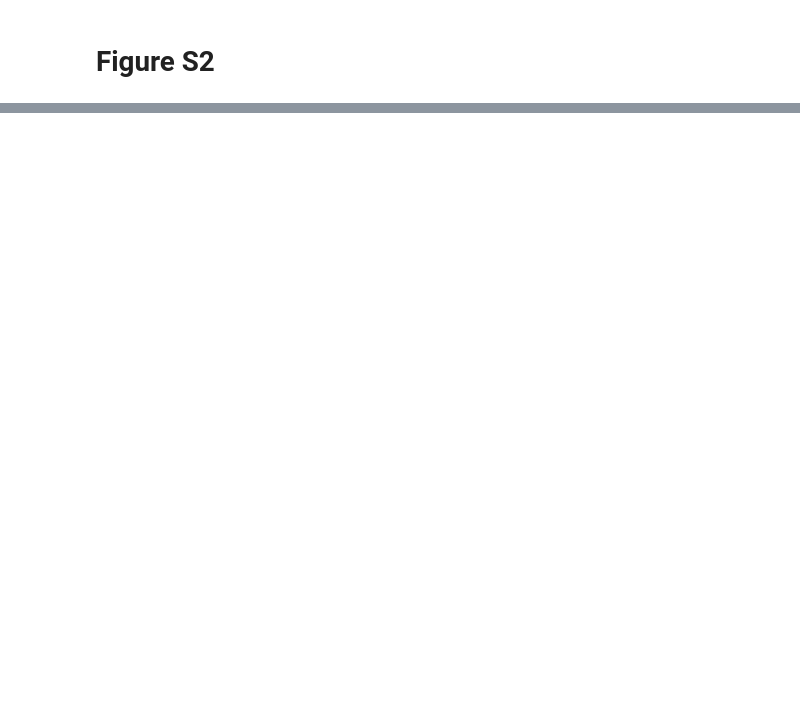
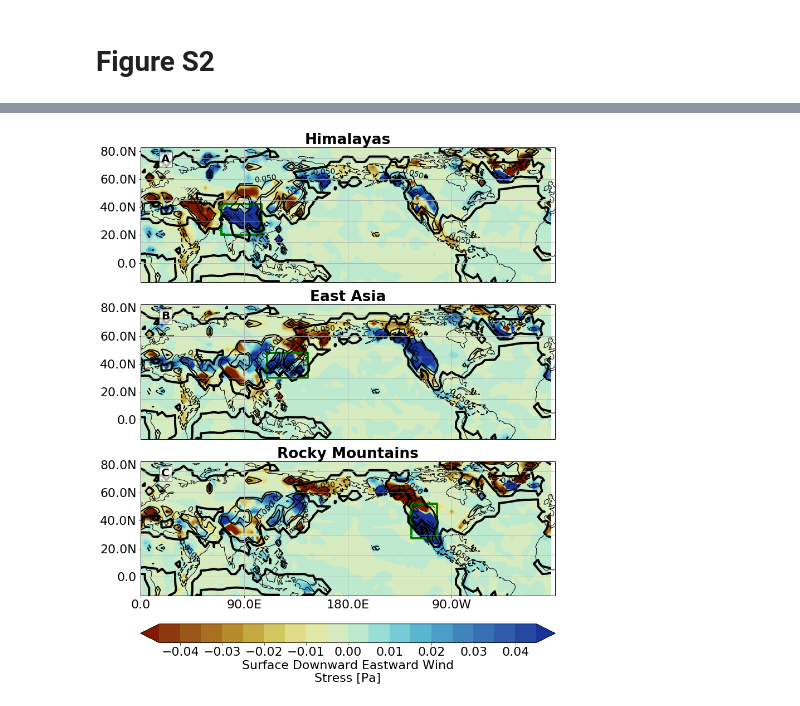
Before and after one commit to kuchaale/grl_2020, a Jupyter notebook: code/GRL_reproduce_FigS2.ipynb, the cells around one changed output, grey strips where cells are left out. Saved outputs shown, nothing was run; the diff lists cells and outputs as text; code cells hidden in the pictures; blank space fills up the shorter version.

```diff
--- a/code/GRL_reproduce_FigS2.ipynb
+++ b/code/GRL_reproduce_FigS2.ipynb
@@ -79,0 +36,20 @@ da_trop['ptrop'] = da_trop.ptrop/100.#da_trop
+# %%
+func = lambda x: x.split('comp_')[1].split('_{}days'.format(time_scale))[0]
+# %%
+its = 10000
+DJF_bool = 'DJF'
+DJF_bool = '_{}only'.format(DJF_bool)
+cesta_root = '/mnt/4data/CMAM/0A.daily/'
+cesta = f'{cesta_root}composites_woSSW{DJF_bool}/'
+print(cesta)
+time_scale = '20'
+lw = 2
+comp_name_ls = ['himalayas', 'eastasia', 'westamer',]
+size_dict = {'20': [45,74,36], '30': [38,66,35]}
+line_width = 5
+box = sgeom.box(minx=70, maxx=105, miny=20, maxy=42)
+box2 = sgeom.box(minx=110, maxx=145, miny=30, maxy=48)
+box3 = sgeom.box(minx=-125, maxx=-102.5, miny=27.5, maxy=52)
+boxes = [box, box2, box3]
+projection = ccrs.PlateCarree(central_longitude=0)#Robinson()# Orthographic(180, 90)
+proj_str = str(projection).split('crs.')[1].split(' object')[0]
@@ -137,0 +115,79 @@ ua_anomalies_all_20days_zm_wosignificance_DJFonly_QBO_Himalyasonly.pdf
+# %%
+#fig = plt.figure(figsize=(15,9))
+plt.rcParams.update({'font.size': 22})
+projection = ccrs.PlateCarree(central_longitude=180)
+cmap = Roma_20.mpl_colormap
+p = (ds_comp[var].sel(e_type = comp_name_ls)).plot.contourf(col = 'e_type', levels = 21, robust = True, \
+                                                          col_wrap = 1, \
+                                                          transform=ccrs.PlateCarree(), \
+                                                          aspect=ds_comp.dims['lon']/ds_comp.dims['lat'], \
+                                                          size = 5, \
+                                                          cmap = cmap, \
+                                                          subplot_kws={'projection': projection}, \
+                                                          cbar_kwargs = {'orientation': 'horizontal', \
+                                                                         'pad': 0.05})
+
+fmt = ticker.LogFormatterMathtext()
+fmt.create_dummy_axis()
+titles = ['Himalayas', 'East Asia','Rocky Mountains']
+label_ls = ['A', 'B', 'C', 'D', 'E', 'F', 'G', 'H', 'I']
+
+for i,(ax, sel_dict, box, label) in enumerate(zip(p.axes.flat, p.name_dicts.flat, boxes, label_ls)):
+    #print(sel_dict)
+    ax.text(0.05, 0.95, label, transform=ax.transAxes, fontsize = 20,
+              fontweight='bold', va='top', bbox={'alpha': 0.7, 'facecolor': 'white'})
+    ax.coastlines()
+    ax.gridlines(xlocs = [-180, -90, 0, 90, 180])
+    ax.set_yticks([0, 20, 40, 60, 80], crs=ccrs.PlateCarree())
+    lat_formatter = LatitudeFormatter(number_format='.1f', \
+                                      degree_symbol='')
+    ax.yaxis.set_major_formatter(lat_formatter)
+
+    if i == 2:
+        ax.set_xticks([-90, 0, 90, 180], crs=ccrs.PlateCarree())
+        lon_formatter = LongitudeFormatter(number_format='.1f', \
+                                       degree_symbol='', \
+                                       dateline_direction_label=True)
+        ax.xaxis.set_major_formatter(lon_formatter)
+
+
+    CS = (ds_comp2).plot.contour(levels = [-0.1,-0.05,0.05,0.1], \
+                                     colors = 'k', \
+                                     ax = ax, linewidths = lw, \
+                                     transform=ccrs.PlateCarree())
+    plt.clabel(CS, inline=1, fontsize=14)
+    ds_comp2.plot.contour(levels = [0], colors = 'k', \
+                                                ax = ax, linewidths = lw*2, \
+                                                transform=ccrs.PlateCarree())
+
+    #, fmt = fmt)
+
+    if proj_str == 'PlateCarree':
+        ax.set_extent([0, 270, -10, 80])#ax.set_extent([-180, 180, -10, 80])
+        ax.set_aspect('auto')
+
+    plot_kwargs2 = dict(levels = [0,0.05], hatches=['\\\\',None], \
+                                colors='none', add_colorbar=False, transform=ccrs.PlateCarree())
+    temp = ds_pv[var].sel(**sel_dict)#*24*3600
+
+    temp.plot.contourf(ax = ax, **plot_kwargs2)
+    plot_kwargs2['levels'] = [0,0.01]
+    plot_kwargs2['hatches'] = ['////',None]
+
+    temp.plot.contourf(ax = ax, **plot_kwargs2) #ax.contourf(temp.lon, temp.lat, temp.values, **plot_kwargs2)
+    ax.set_title(titles[i], fontdict = dict(fontweight = 'bold'))
+    ax.add_geometries([box], ccrs.PlateCarree(), \
+                      facecolor=['none'], edgecolor=['green'], \
+                      linewidth = [4])
+
+
+    ax.set_xlabel('')
+    ax.set_ylabel('')
+
+
+out_fig = '{}_{}_allwclim_{}days_wsignificancefrom{}_{}{}.pdf'.format(var, \
+                                                                    what, time_scale, its, \
+                                                                    proj_str, DJF_bool)
+print(out_fig)
+plt.savefig(out_fig, bbox_inches='tight')
+# %% [output]
@@ -137,0 +195 @@ ua_anomalies_all_20days_zm_wosignificance_DJFonly_QBO_Himalyasonly.pdf
+[figure, added]
```
Also changed, not shown: parts of 14 cells of this notebook, 8 other files.
